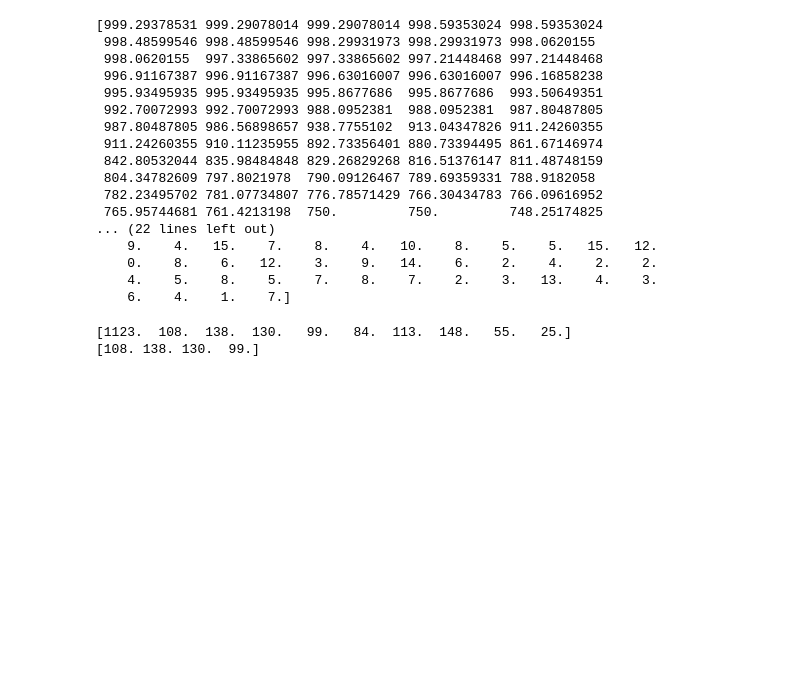
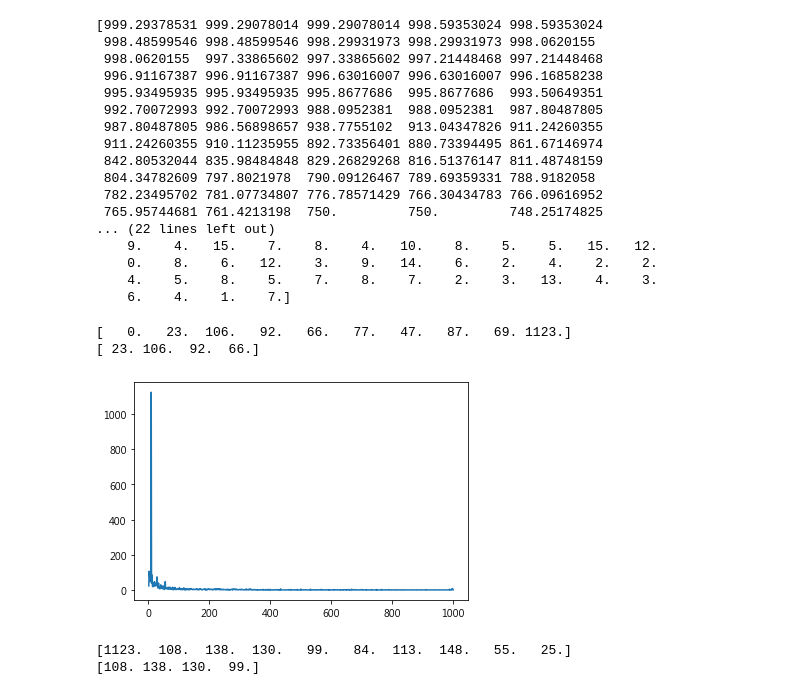
Before and after one commit to star32134212/Graph_Mining_Project, a Jupyter notebook: GraphMiningProject.ipynb, the cells around one changed output. Drawn from its saved outputs; the diff is of its cells as text; code cells hidden in the pictures; blank space fills up the shorter version.

```diff
--- a/GraphMiningProject.ipynb
+++ b/GraphMiningProject.ipynb
@@ -80,6 +96,6 @@ Web_Shell data: 118
 ## Parameter
 # %%
 np.set_printoptions(suppress=True)
-n = 2
+n = 10
 left = 0
 right = 100
@@ -86,18 +122,2 @@ right = 100
 # %% [markdown]
 ### Normal
-# %%
-dic_normal = defaultdict(lambda: 0)
-for d in xt:
-    data = d.strip().split(' ')
-    for i in range(len(data) - n + 1):
-        index = ' '.join(data[i:i+n])
-        dic_normal[index] = dic_normal[index] + 1
-
-lists = sorted(dic_normal.items(), key=lambda kv: kv[1], reverse=True)
-px, py = zip(*lists[left:right]) # unpack a list of pairs into two tuples
-
-plt.title("Training Data")
-plt.plot(px, py)
-plt.show()
-print(px)
-print(py)
@@ -791,6 +807,16 @@ print(test1[:100])
     0.    8.    6.   12.    3.    9.   14.    6.    2.    4.    2.    2.
     4.    5.    8.    5.    7.    8.    7.    2.    3.   13.    4.    3.
     6.    4.    1.    7.]
+# %%
+x_axis = get_increasing_array(len(test0))
+print(test0[:10])
+print(test0[1:5])
+plt.plot(x_axis[1:], test0[1:])
+plt.show()
+# %% [output]
+[   0.   23.  106.   92.   66.   77.   47.   87.   69. 1123.]
+[ 23. 106.  92.  66.]
+[figure, added]
 # %%
 x_axis = get_increasing_array(len(test1))
 print(test1[:10])
```
Also changed, not shown: parts of 4 cells of this notebook.
